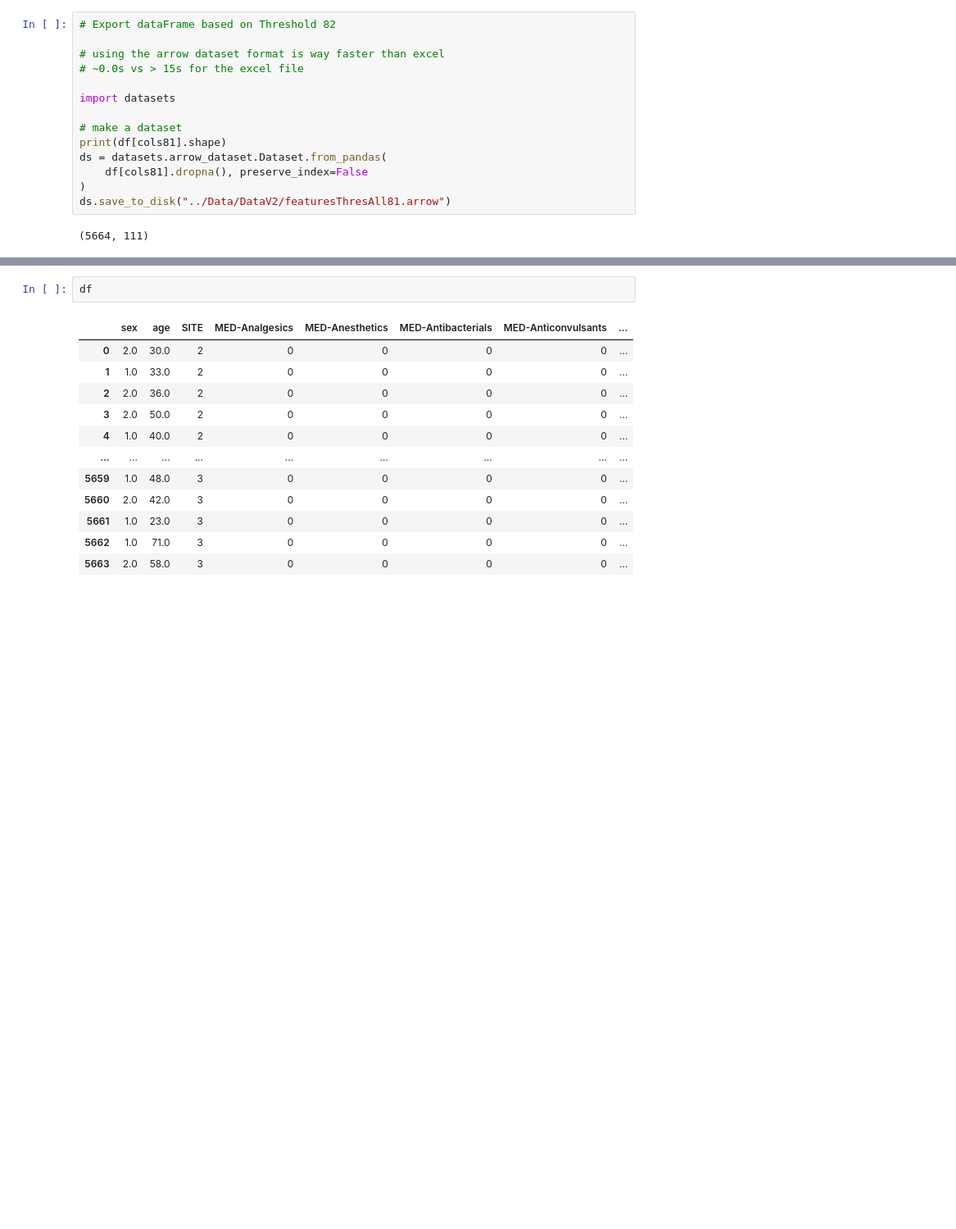
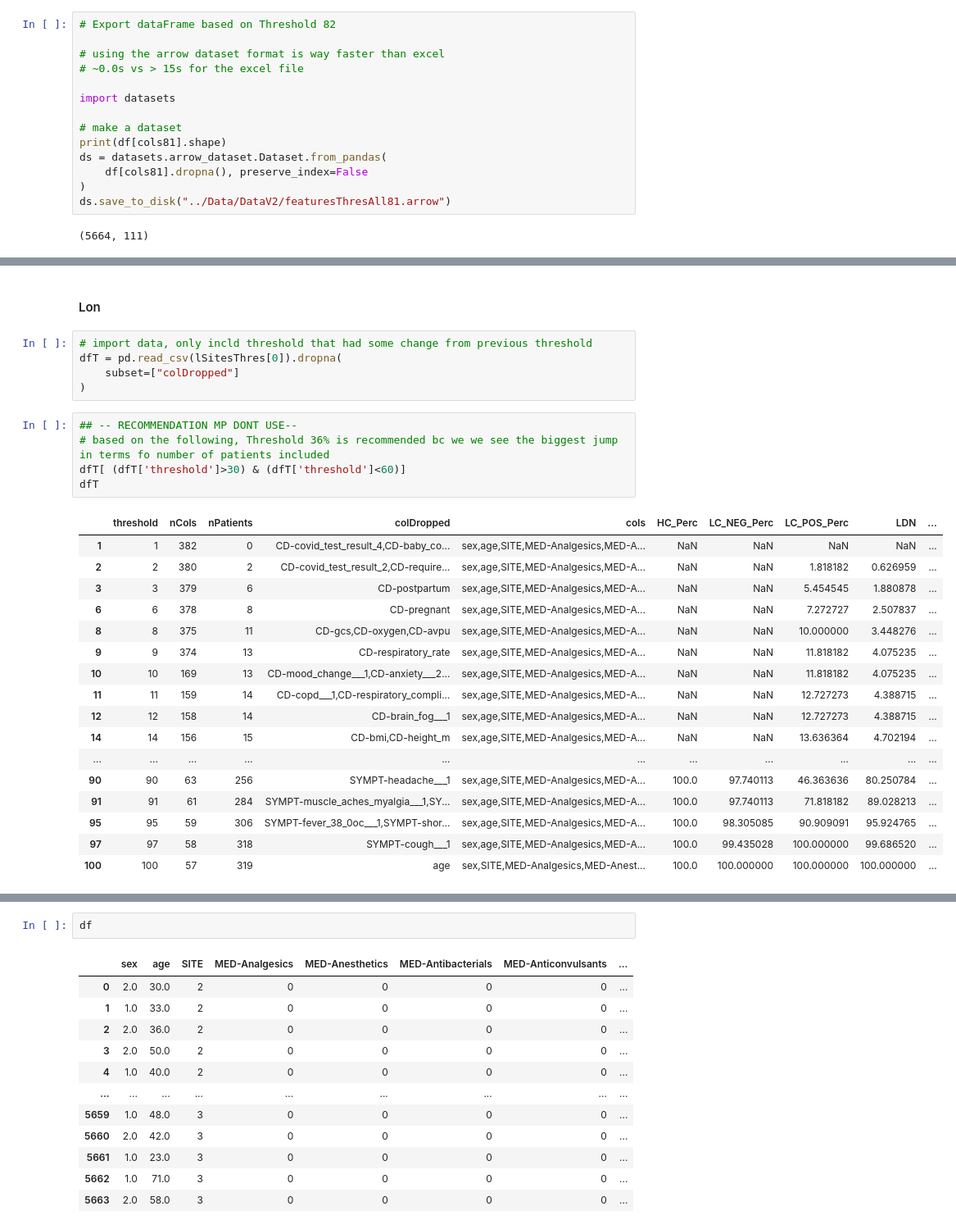
Before and after one commit to davidtweddell/lc_repo, a Jupyter notebook: 01-splicing-data.ipynb, the cells around one changed output, grey strips where cells are left out. Shown at 82% size. Drawn from its saved outputs; the diff is of its cells as text; blank space fills up the shorter version.

```diff
--- a/01-splicing-data.ipynb
+++ b/01-splicing-data.ipynb
@@ -653,0 +803,30 @@ ds.save_to_disk("../Data/DataV2/featuresThresAll81.arrow")
+# %% [markdown]
+#### Lon
+# %%
+# import data, only incld threshold that had some change from previous threshold
+dfT = pd.read_csv(lSitesThres[0]).dropna(
+    subset=["colDropped"]
+)
+# %%
+## -- RECOMMENDATION MP DONT USE--
+# based on the following, Threshold 36% is recommended bc we we see the biggest jump in terms fo number of patients included
+dfT[ (dfT['threshold']>30) & (dfT['threshold']<60)]
+dfT
+# %% [output]
+|  | threshold | nCols | nPatients | colDropped | cols | HC_Perc | LC_NEG_Perc | LC_POS_Perc | LDN | ... |
+| 1 | 1 | 382 | 0 | CD-covid_test_result_4,CD-baby_co... | sex,age,SITE,MED-Analgesics,MED-A... | NaN | NaN | NaN | NaN | ... |
+| 2 | 2 | 380 | 2 | CD-covid_test_result_2,CD-require... | sex,age,SITE,MED-Analgesics,MED-A... | NaN | NaN | 1.818182 | 0.626959 | ... |
+| 3 | 3 | 379 | 6 | CD-postpartum | sex,age,SITE,MED-Analgesics,MED-A... | NaN | NaN | 5.454545 | 1.880878 | ... |
+| 6 | 6 | 378 | 8 | CD-pregnant | sex,age,SITE,MED-Analgesics,MED-A... | NaN | NaN | 7.272727 | 2.507837 | ... |
+| 8 | 8 | 375 | 11 | CD-gcs,CD-oxygen,CD-avpu | sex,age,SITE,MED-Analgesics,MED-A... | NaN | NaN | 10.000000 | 3.448276 | ... |
+| 9 | 9 | 374 | 13 | CD-respiratory_rate | sex,age,SITE,MED-Analgesics,MED-A... | NaN | NaN | 11.818182 | 4.075235 | ... |
+| 10 | 10 | 169 | 13 | CD-mood_change___1,CD-anxiety___2... | sex,age,SITE,MED-Analgesics,MED-A... | NaN | NaN | 11.818182 | 4.075235 | ... |
+| 11 | 11 | 159 | 14 | CD-copd___1,CD-respiratory_compli... | sex,age,SITE,MED-Analgesics,MED-A... | NaN | NaN | 12.727273 | 4.388715 | ... |
+| 12 | 12 | 158 | 14 | CD-brain_fog___1 | sex,age,SITE,MED-Analgesics,MED-A... | NaN | NaN | 12.727273 | 4.388715 | ... |
+| 14 | 14 | 156 | 15 | CD-bmi,CD-height_m | sex,age,SITE,MED-Analgesics,MED-A... | NaN | NaN | 13.636364 | 4.702194 | ... |
+| ... | ... | ... | ... | ... | ... | ... | ... | ... | ... | ... |
+| 90 | 90 | 63 | 256 | SYMPT-headache___1 | sex,age,SITE,MED-Analgesics,MED-A... | 100.0 | 97.740113 | 46.363636 | 80.250784 | ... |
+| 91 | 91 | 61 | 284 | SYMPT-muscle_aches_myalgia___1,SY... | sex,age,SITE,MED-Analgesics,MED-A... | 100.0 | 97.740113 | 71.818182 | 89.028213 | ... |
+| 95 | 95 | 59 | 306 | SYMPT-fever_38_0oc___1,SYMPT-shor... | sex,age,SITE,MED-Analgesics,MED-A... | 100.0 | 98.305085 | 90.909091 | 95.924765 | ... |
+| 97 | 97 | 58 | 318 | SYMPT-cough___1 | sex,age,SITE,MED-Analgesics,MED-A... | 100.0 | 99.435028 | 100.000000 | 99.686520 | ... |
+| 100 | 100 | 57 | 319 | age | sex,SITE,MED-Analgesics,MED-Anest... | 100.0 | 100.000000 | 100.000000 | 100.000000 | ... |
```
Also changed, not shown: parts of 34 cells of this notebook, 22 other files.
